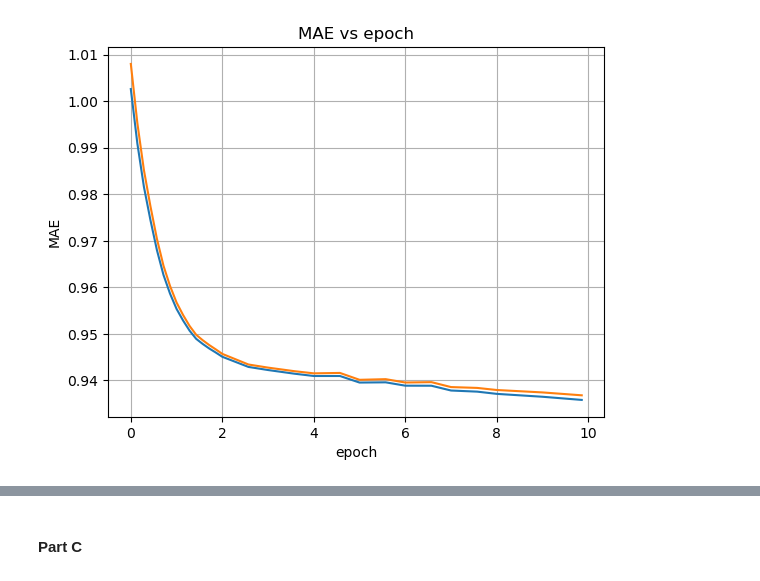
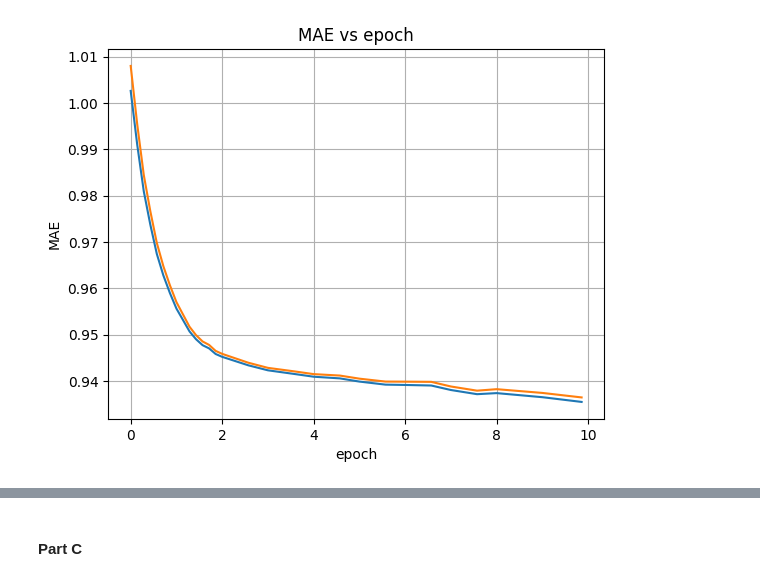
Before and after one commit to JordanPauzie/Movie-Recommendation-Model, a Jupyter notebook: PlotA.ipynb, the cells around one changed output, grey strips where cells are left out. Cells and saved outputs as stored; diff of their text form; code cells hidden in the pictures.

```diff
--- a/PlotA.ipynb
+++ b/PlotA.ipynb
@@ -46,5 +46,5 @@ plot_mae_v_epoch(k10_df)
 # %%
-k50_df = parser("output_K10.txt")
+k50_df = parser("output_K50.txt")
 plot_mae_v_epoch(k50_df)
 # %% [output]
-[figure, old version]
+[figure, new version]
```
Also changed, not shown: parts of 10 cells of this notebook, 9 other files.
